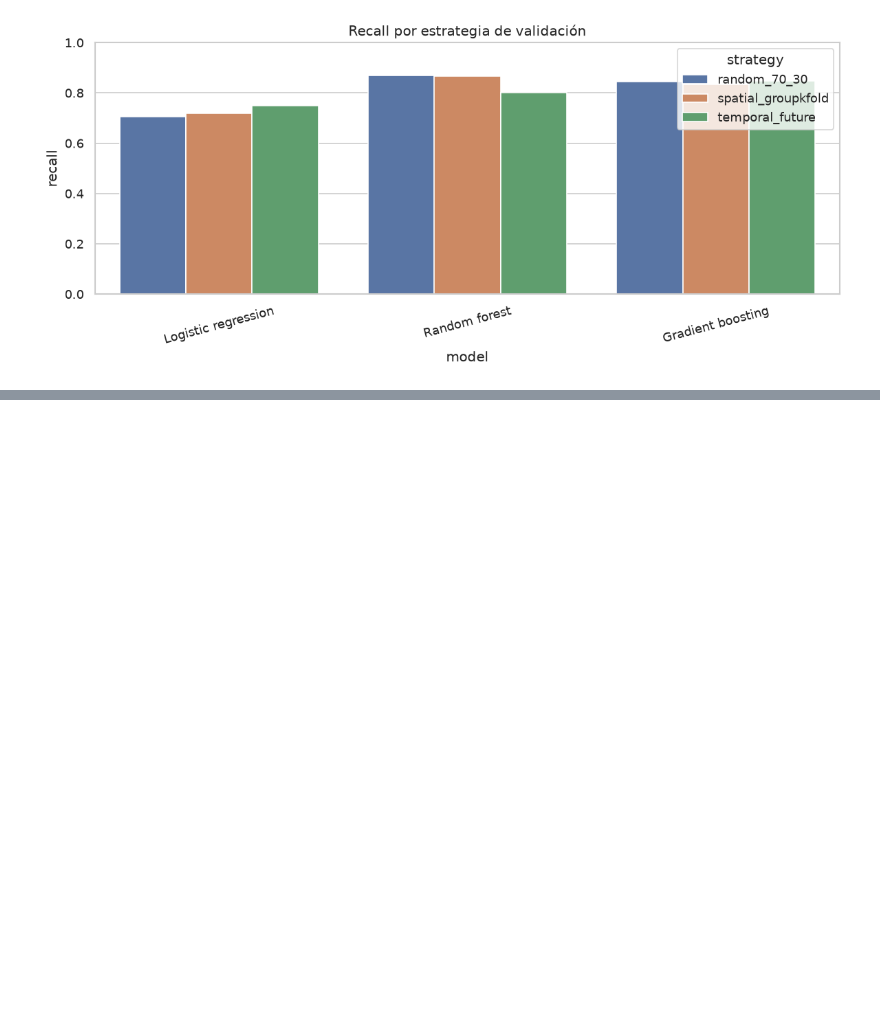
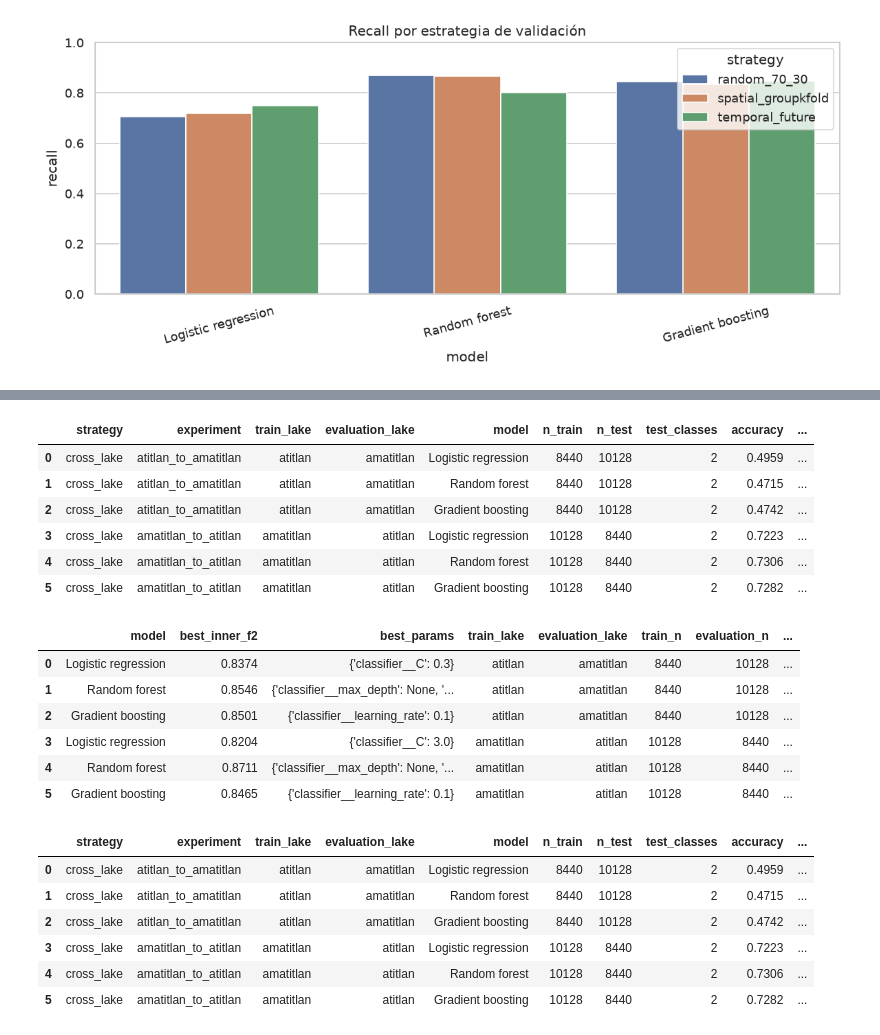
Before and after one commit to AleWWH1104/Lab4-ds, a Jupyter notebook: Lab4.ipynb, the cells around one changed output, grey strips where cells are left out. Drawn from its saved outputs; the diff is of its cells as text; code cells hidden in the pictures; blank space fills up the shorter version.

```diff
--- a/Lab4.ipynb
+++ b/Lab4.ipynb
@@ -513,0 +519,44 @@ El resultado más realista depende del uso: para visitar una nueva zona del mism
+# %%
+cross_lake_metrics, cross_lake_tuning = evaluate_cross_lake(
+    spatial_data,
+    inner_splits=3,
+    random_state=RANDOM_STATE,
+)
+cross_lake_metrics.to_csv(EVIDENCE_DIR / "ml_cross_lake_metrics.csv", index=False)
+cross_lake_tuning.to_csv(EVIDENCE_DIR / "ml_cross_lake_tuning.csv", index=False)
+
+assert cross_lake_tuning["evaluation_tuning_overlap"].eq(0).all()
+assert cross_lake_tuning["maximum_inner_group_overlap"].eq(0).all()
+display(cross_lake_metrics)
+display(cross_lake_tuning)
+
+baseline = random_metrics[["model", "accuracy", "precision", "recall", "f1", "roc_auc"]].rename(
+    columns={metric: f"mixed_random_{metric}" for metric in ["accuracy", "precision", "recall", "f1", "roc_auc"]}
+)
+cross_lake_comparison = cross_lake_metrics.merge(baseline, on="model", how="left")
+for metric in ["accuracy", "precision", "recall", "f1", "roc_auc"]:
+    cross_lake_comparison[f"delta_{metric}"] = cross_lake_comparison[metric] - cross_lake_comparison[f"mixed_random_{metric}"]
+cross_lake_comparison.to_csv(EVIDENCE_DIR / "ml_cross_lake_comparison.csv", index=False)
+display(cross_lake_comparison)
+# %% [output]
+|  | strategy | experiment | train_lake | evaluation_lake | model | n_train | n_test | test_classes | accuracy | ... |
+| 0 | cross_lake | atitlan_to_amatitlan | atitlan | amatitlan | Logistic regression | 8440 | 10128 | 2 | 0.4959 | ... |
+| 1 | cross_lake | atitlan_to_amatitlan | atitlan | amatitlan | Random forest | 8440 | 10128 | 2 | 0.4715 | ... |
+| 2 | cross_lake | atitlan_to_amatitlan | atitlan | amatitlan | Gradient boosting | 8440 | 10128 | 2 | 0.4742 | ... |
+| 3 | cross_lake | amatitlan_to_atitlan | amatitlan | atitlan | Logistic regression | 10128 | 8440 | 2 | 0.7223 | ... |
+| 4 | cross_lake | amatitlan_to_atitlan | amatitlan | atitlan | Random forest | 10128 | 8440 | 2 | 0.7306 | ... |
+| 5 | cross_lake | amatitlan_to_atitlan | amatitlan | atitlan | Gradient boosting | 10128 | 8440 | 2 | 0.7282 | ... |
+|  | model | best_inner_f2 | best_params | train_lake | evaluation_lake | train_n | evaluation_n | ... |
+| 0 | Logistic regression | 0.8374 | {'classifier__C': 0.3} | atitlan | amatitlan | 8440 | 10128 | ... |
+| 1 | Random forest | 0.8546 | {'classifier__max_depth': None, '... | atitlan | amatitlan | 8440 | 10128 | ... |
+| 2 | Gradient boosting | 0.8501 | {'classifier__learning_rate': 0.1} | atitlan | amatitlan | 8440 | 10128 | ... |
+| 3 | Logistic regression | 0.8204 | {'classifier__C': 3.0} | amatitlan | atitlan | 10128 | 8440 | ... |
+| 4 | Random forest | 0.8711 | {'classifier__max_depth': None, '... | amatitlan | atitlan | 10128 | 8440 | ... |
+| 5 | Gradient boosting | 0.8465 | {'classifier__learning_rate': 0.1} | amatitlan | atitlan | 10128 | 8440 | ... |
+|  | strategy | experiment | train_lake | evaluation_lake | model | n_train | n_test | test_classes | accuracy | ... |
+| 0 | cross_lake | atitlan_to_amatitlan | atitlan | amatitlan | Logistic regression | 8440 | 10128 | 2 | 0.4959 | ... |
+| 1 | cross_lake | atitlan_to_amatitlan | atitlan | amatitlan | Random forest | 8440 | 10128 | 2 | 0.4715 | ... |
+| 2 | cross_lake | atitlan_to_amatitlan | atitlan | amatitlan | Gradient boosting | 8440 | 10128 | 2 | 0.4742 | ... |
+| 3 | cross_lake | amatitlan_to_atitlan | amatitlan | atitlan | Logistic regression | 10128 | 8440 | 2 | 0.7223 | ... |
+| 4 | cross_lake | amatitlan_to_atitlan | amatitlan | atitlan | Random forest | 10128 | 8440 | 2 | 0.7306 | ... |
+| 5 | cross_lake | amatitlan_to_atitlan | amatitlan | atitlan | Gradient boosting | 10128 | 8440 | 2 | 0.7282 | ... |
```
Also changed, not shown: parts of 9 cells of this notebook, 7 other files.
